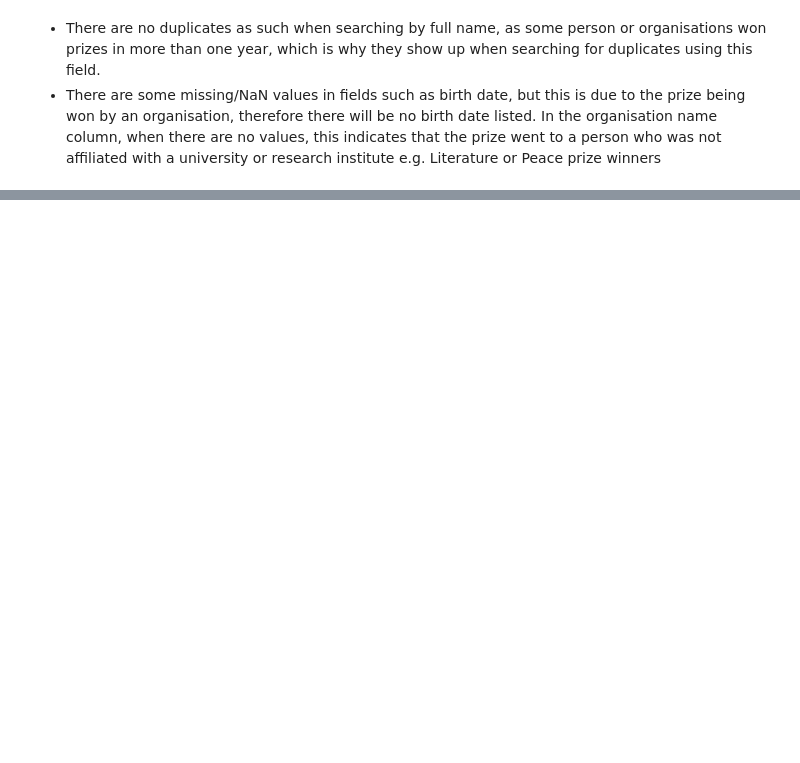
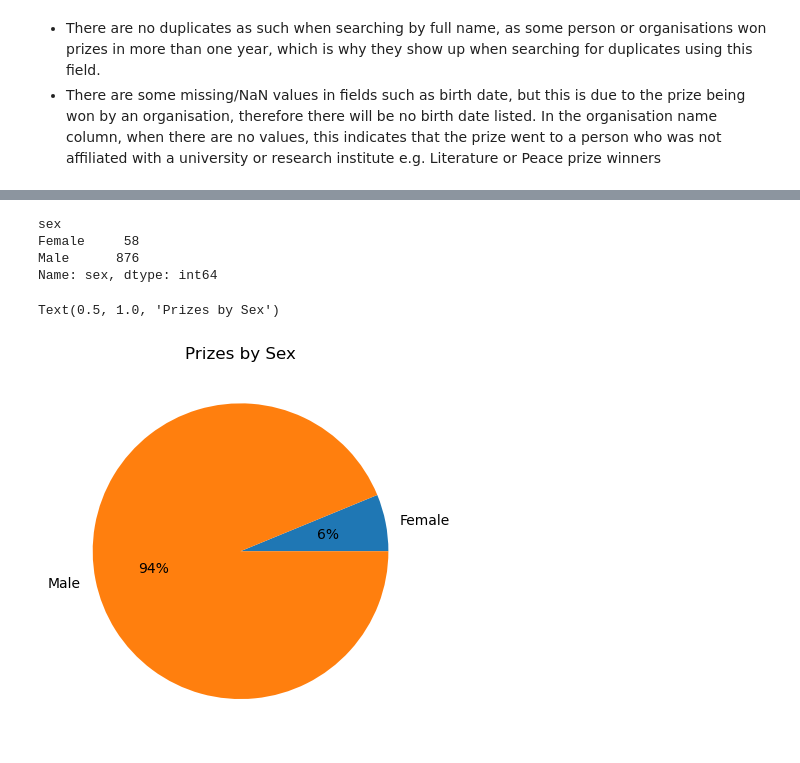
Before and after one commit to Am1tp/DataAnalysis-JupyterNotebook-NobelPrizes, a Jupyter notebook: NobelPrizeAnalysis.ipynb, the cells around one changed output, grey strips where cells are left out. Cells and saved outputs as stored; diff of their text form; code cells hidden in the pictures; blank space fills up the shorter version.

```diff
--- a/NobelPrizeAnalysis.ipynb
+++ b/NobelPrizeAnalysis.ipynb
@@ -158,0 +216,16 @@ data.sample()
+# %%
+data.groupby('sex').sex.count()
+# %% [output]
+sex
+Female     58
+Male      876
+Name: sex, dtype: int64
+# %%
+sex = data.groupby('sex').sex.count()
+# %%
+plt.figure()
+plt.pie(sex, labels=sex.index, autopct="%1.0f%%")
+plt.title('Prizes by Sex')
+# %% [output]
+Text(0.5, 1.0, 'Prizes by Sex')
+[figure, added]
```
Also changed, not shown: parts of 52 cells of this notebook.
